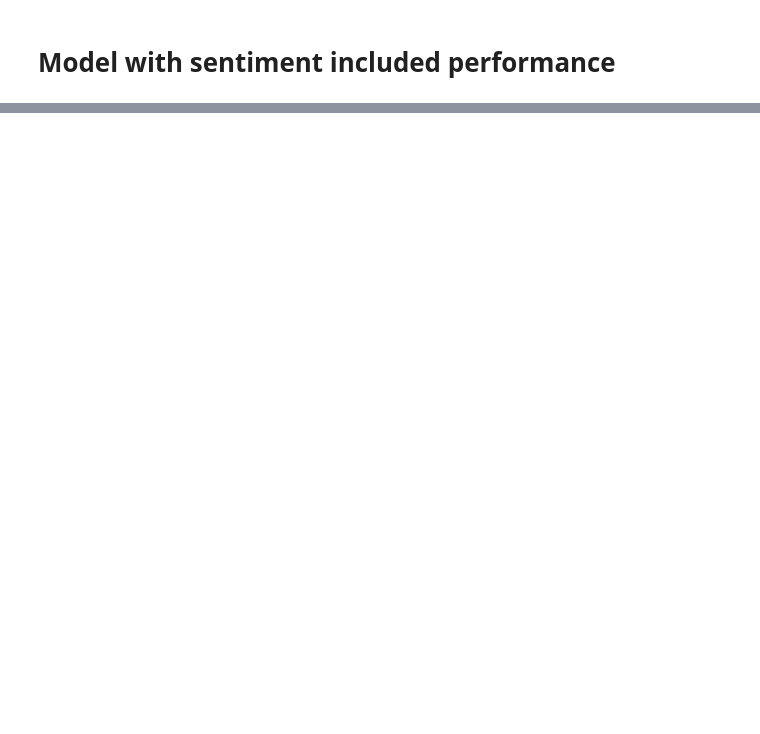
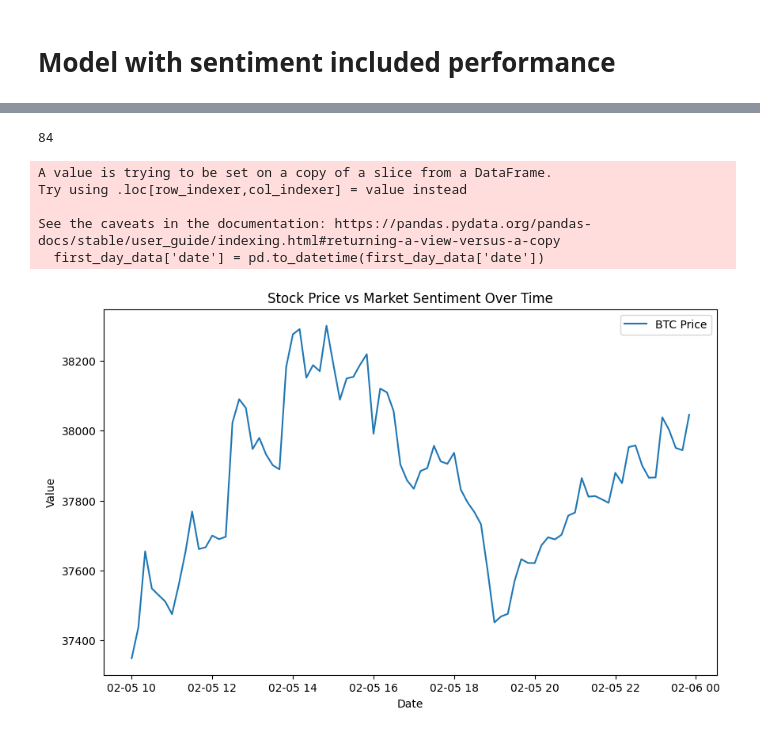
Before and after one commit to jamesrockey/Evolving-Sentiment, a Jupyter notebook: main.ipynb, the cells around one changed output, grey strips where cells are left out. Drawn from its saved outputs; the diff is of its cells as text; code cells hidden in the pictures; blank space fills up the shorter version.

```diff
--- a/main.ipynb
+++ b/main.ipynb
@@ -231,7 +232,7 @@ For missing 10 minute intervals, put average value as default
 # and returns dataframe filtered into 10 minute sentiment intervals by the date
 # '''
 from datetime import datetime
-def process_day_data(day_df, interval_size='10T', default_values=None):
+def process_day_data(day_df, interval_size='10T', default_values=None, avg_func = weighted_average):
     # Ensure 'date' column is in datetime format
     day_df['date'] = pd.to_datetime(day_df['date'])
 
@@ -260,7 +261,7 @@ def process_day_data(day_df, interval_size='10T', default_values=None):
 
         # Filter the DataFrame for the current hour and group by interval
         hour_df = day_df[(day_df['date'] >= start_time) & (day_df['date'] <= end_time)]
-        grouped_data = hour_df.groupby(pd.Grouper(key='date', freq=interval_size)).apply(average).reset_index()
+        grouped_data = hour_df.groupby(pd.Grouper(key='date', freq=interval_size)).apply(weighted_average).reset_index()
 
         # Reindex to ensure all intervals are present
         grouped_data.set_index('date', inplace=True)
@@ -329,9 +308,14 @@ day_tweets_df = pd.concat(day_data, ignore_index=True)
 # %%
-btc_minute_df = pd.read_csv('datasets/BTC-2021min.csv', sep=',', header=0)
-btc_minute_df['date'] = pd.to_datetime(btc_minute_df['date'])
+def  get_merged_datasets(avg_func = weighted_average):
+    day_tweets_df = get_processed_twitter_data(avg_func)
 
-combined_data = pd.merge(day_tweets_df, btc_minute_df, on='date', how='inner')
+    btc_minute_df = pd.read_csv('datasets/BTC-2021min.csv', sep=',', header=0)
+    btc_minute_df['date'] = pd.to_datetime(btc_minute_df['date'])
 
+    combined_data = pd.merge(day_tweets_df, btc_minute_df, on='date', how='inner')
+    return combined_data
+
+combined_data = get_merged_datasets()
 combined_data.info()
 # %% [output]
 <class 'pandas.core.frame.DataFrame'>
@@ -532,0 +735,36 @@ model.evaluate(X_test, y_test)
+# %%
+# plot how tweets occur over the first day
+import matplotlib.pyplot as plt
+import pandas as pd
+
+# 3. Sentiment x Bitcoin price: plot of sentiment vs bitcoin price
+combined_data = get_merged_datasets()
+# Sort the DataFrame by date just in case it's not already sorted
+combined_data = combined_data.sort_values('date')
+
+# Get the first date
+first_date = combined_data['date'].dt.date.iloc[0]
+
+# Filter the DataFrame to only include rows with the first date
+first_day_data = combined_data[combined_data['date'].dt.date == first_date]
+print(len(first_day_data))
+
+first_day_data['date'] = pd.to_datetime(first_day_data['date'])
+# Plotting
+plt.figure(figsize=(10,6))
+plt.plot(first_day_data['date'], first_day_data['close'], label='BTC Price')
+# plt.plot(df['date'], df['sentiment_score'], label='Sentiment Score')
+
+plt.xlabel('Date')
+plt.ylabel('Value')
+plt.title('Stock Price vs Market Sentiment Over Time')
+plt.legend()
+plt.show()
+# %% [output]
+84
+A value is trying to be set on a copy of a slice from a DataFrame.
+Try using .loc[row_indexer,col_indexer] = value instead
+
+See the caveats in the documentation: https://pandas.pydata.org/pandas-docs/stable/user_guide/indexing.html#returning-a-view-versus-a-copy
+  first_day_data['date'] = pd.to_datetime(first_day_data['date'])
+[figure, added]
```
Also changed, not shown: parts of 29 cells of this notebook.
